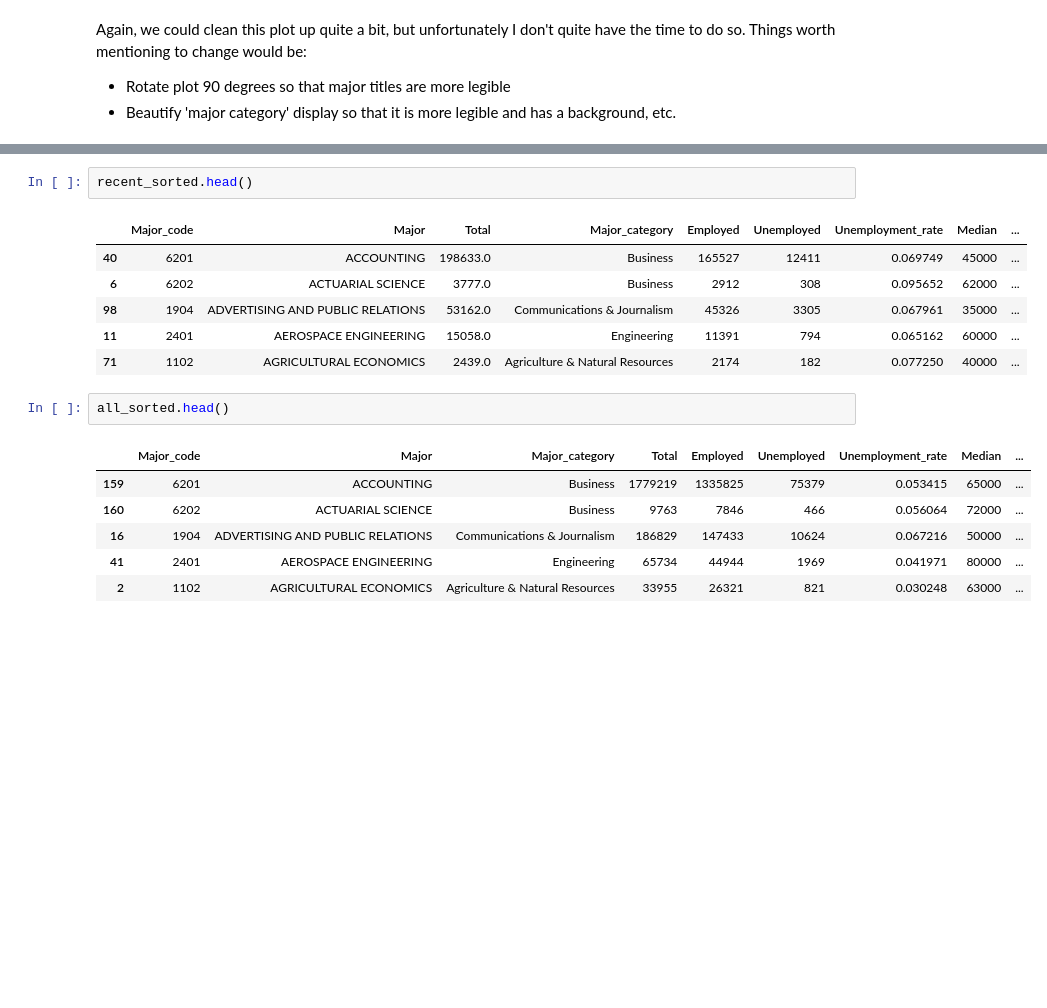
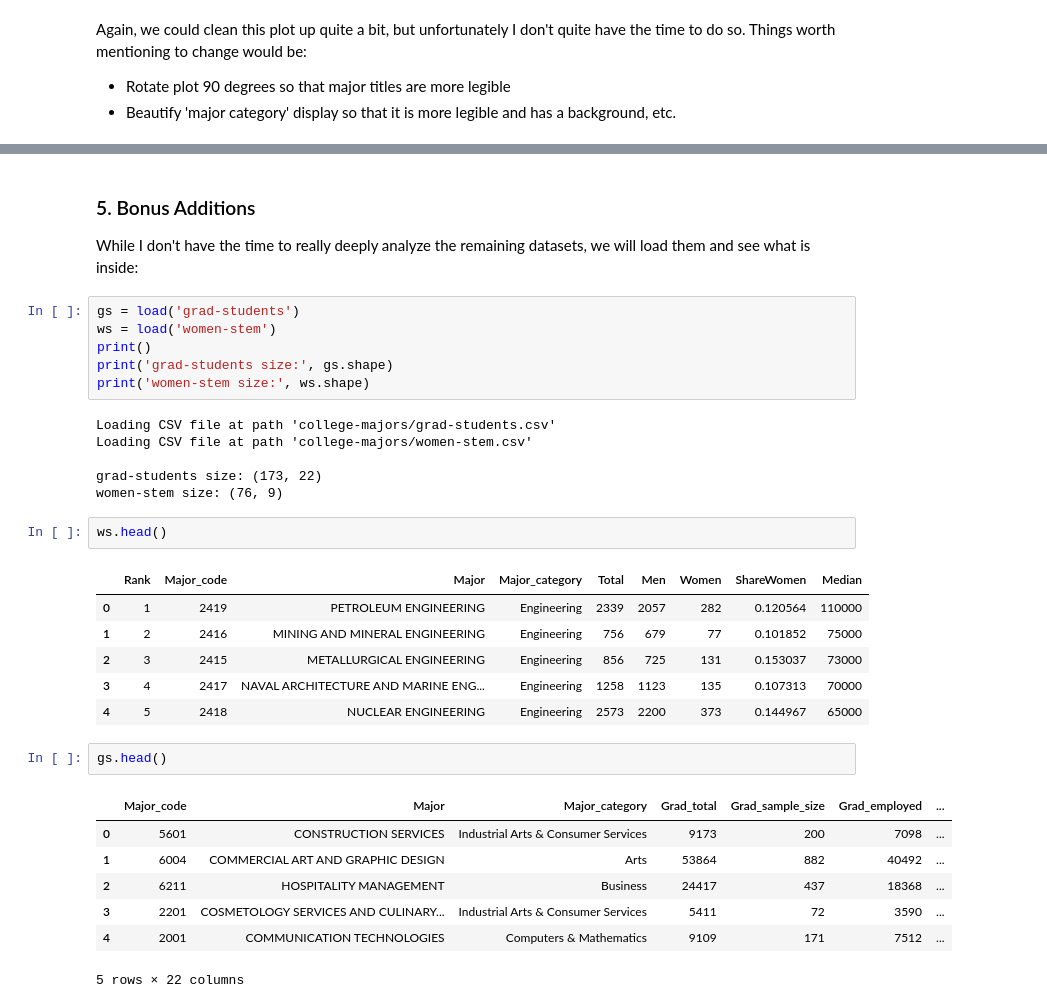
Before and after one commit to luclepot/recent_grad_analysis, a Jupyter notebook: analysis.ipynb, the cells around one changed output, grey strips where cells are left out. Saved outputs shown, nothing was run; the diff lists cells and outputs as text; blank space fills up the shorter version.

Commit message:
time to finish

```diff
--- a/analysis.ipynb
+++ b/analysis.ipynb
@@ -377,18 +417,35 @@ combined[np.isnan(combined.boom)]
+# %% [markdown]
+### 5. Bonus Additions
+
+While I don't have the time to really deeply analyze the remaining datasets, we will load them and see what is inside:
+# %%
+gs = load('grad-students')
+ws = load('women-stem')
+print()
+print('grad-students size:', gs.shape)
+print('women-stem size:', ws.shape)
+# %% [output]
+Loading CSV file at path 'college-majors/grad-students.csv'
+Loading CSV file at path 'college-majors/women-stem.csv'
+
+grad-students size: (173, 22)
+women-stem size: (76, 9)
 # %%
-recent_sorted.head()
+ws.head()
 # %% [output]
-|  | Major_code | Major | Total | Major_category | Employed | Unemployed | Unemployment_rate | Median | ... |
-| 40 | 6201 | ACCOUNTING | 198633.0 | Business | 165527 | 12411 | 0.069749 | 45000 | ... |
-| 6 | 6202 | ACTUARIAL SCIENCE | 3777.0 | Business | 2912 | 308 | 0.095652 | 62000 | ... |
-| 98 | 1904 | ADVERTISING AND PUBLIC RELATIONS | 53162.0 | Communications & Journalism | 45326 | 3305 | 0.067961 | 35000 | ... |
-| 11 | 2401 | AEROSPACE ENGINEERING | 15058.0 | Engineering | 11391 | 794 | 0.065162 | 60000 | ... |
-| 71 | 1102 | AGRICULTURAL ECONOMICS | 2439.0 | Agriculture & Natural Resources | 2174 | 182 | 0.077250 | 40000 | ... |
+|  | Rank | Major_code | Major | Major_category | Total | Men | Women | ShareWomen | Median |
+| 0 | 1 | 2419 | PETROLEUM ENGINEERING | Engineering | 2339 | 2057 | 282 | 0.120564 | 110000 |
+| 1 | 2 | 2416 | MINING AND MINERAL ENGINEERING | Engineering | 756 | 679 | 77 | 0.101852 | 75000 |
+| 2 | 3 | 2415 | METALLURGICAL ENGINEERING | Engineering | 856 | 725 | 131 | 0.153037 | 73000 |
+| 3 | 4 | 2417 | NAVAL ARCHITECTURE AND MARINE ENG... | Engineering | 1258 | 1123 | 135 | 0.107313 | 70000 |
+| 4 | 5 | 2418 | NUCLEAR ENGINEERING | Engineering | 2573 | 2200 | 373 | 0.144967 | 65000 |
 # %%
-all_sorted.head()
+gs.head()
 # %% [output]
-|  | Major_code | Major | Major_category | Total | Employed | Unemployed | Unemployment_rate | Median | ... |
-| 159 | 6201 | ACCOUNTING | Business | 1779219 | 1335825 | 75379 | 0.053415 | 65000 | ... |
-| 160 | 6202 | ACTUARIAL SCIENCE | Business | 9763 | 7846 | 466 | 0.056064 | 72000 | ... |
-| 16 | 1904 | ADVERTISING AND PUBLIC RELATIONS | Communications & Journalism | 186829 | 147433 | 10624 | 0.067216 | 50000 | ... |
-| 41 | 2401 | AEROSPACE ENGINEERING | Engineering | 65734 | 44944 | 1969 | 0.041971 | 80000 | ... |
-| 2 | 1102 | AGRICULTURAL ECONOMICS | Agriculture & Natural Resources | 33955 | 26321 | 821 | 0.030248 | 63000 | ... |
+|  | Major_code | Major | Major_category | Grad_total | Grad_sample_size | Grad_employed | ... |
+| 0 | 5601 | CONSTRUCTION SERVICES | Industrial Arts & Consumer Services | 9173 | 200 | 7098 | ... |
+| 1 | 6004 | COMMERCIAL ART AND GRAPHIC DESIGN | Arts | 53864 | 882 | 40492 | ... |
+| 2 | 6211 | HOSPITALITY MANAGEMENT | Business | 24417 | 437 | 18368 | ... |
+| 3 | 2201 | COSMETOLOGY SERVICES AND CULINARY... | Industrial Arts & Consumer Services | 5411 | 72 | 3590 | ... |
+| 4 | 2001 | COMMUNICATION TECHNOLOGIES | Computers & Mathematics | 9109 | 171 | 7512 | ... |
+5 rows × 22 columns
```
Also changed, not shown: parts of 11 cells of this notebook, 3 other files.
